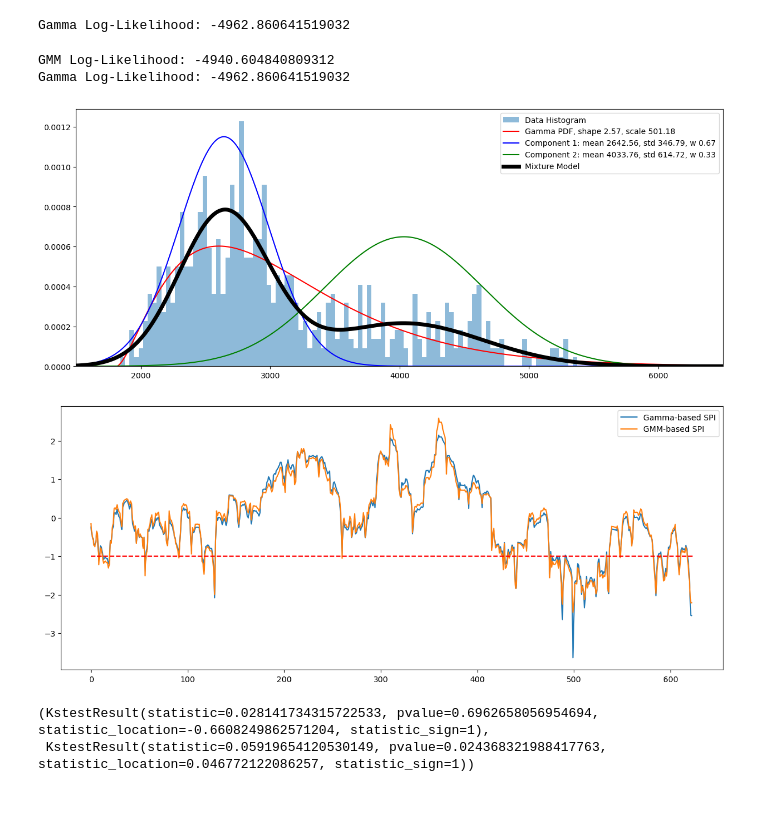
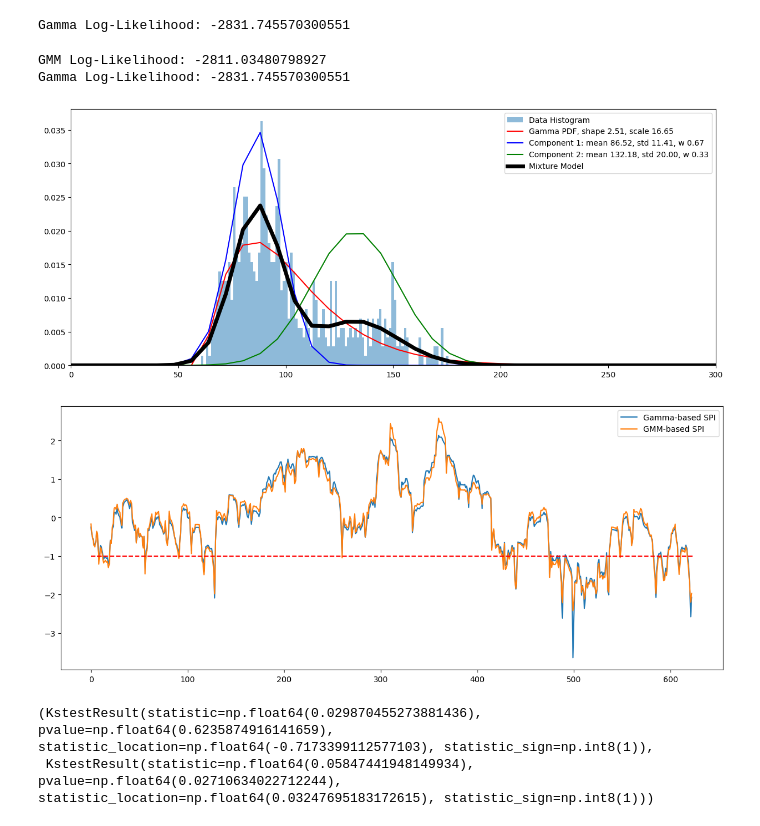
Before and after one commit to undertow515/123123, a Jupyter notebook: gmm_ex.ipynb, the cells around one changed output. Cells and saved outputs as stored; diff of their text form; code cells hidden in the pictures.

```diff
--- a/gmm_ex.ipynb
+++ b/gmm_ex.ipynb
@@ -10,17 +10,14 @@ df = df[["kst", "precip_mm"]]
 df["kst"] = pd.to_datetime(df["kst"])
 df.set_index("kst", inplace=True)
 df.fillna(0, inplace=True)
-df_monthly = df.resample("M").sum()
+df_monthly = df.resample("M").mean()
 
 window_d = 365 + 365
 df_daily_rolled = df.rolling(window=window_d).sum()
 df_monthly_rolled = df_monthly.rolling(window=window_d // 31).sum()
 
 
-fig, ax = plt.subplots(2, 1, figsize=(10, 6), sharex=True)
-
-df_daily_rolled["precip_mm"].plot(kind="hist", bins=100, ax=ax[0])
-df_monthly_rolled["precip_mm"].plot(kind="hist", bins=100, ax=ax[1])
+df_monthly_rolled["precip_mm"].plot(kind="hist", bins=100,)
 
 # are this histograms multi-modal or not?
 # what do you think?
@@ -47,8 +44,8 @@ import numpy as np
 
 
 params = np.full((2, 3), 0.0)
-params[0] = [2600, 500, 0.6]
-params[1] = [3500, 1200, 0.4]
+params[0] = [80, 20, 0.6]
+params[1] = [140, 50, 0.4]
 data = df_monthly_rolled["precip_mm"].dropna().values
 
 def gaussian(x, mean, std):
@@ -113,13 +110,13 @@ params, updated_params
 # now lets do the whole process iteratively
 # and trace the log-likelihood of our model
 log_likelihoods = []
-n_iterations = 1000
+n_iterations = 100
 params_trace = np.zeros((n_iterations, 2, 3))
 
 # we again, initialize the params
 params = np.full((2, 3), 0.0)
-params[0] = [1000, 500, 0.6]
-params[1] = [4000, 1200, 0.4]
+params[0] = [80, 20, 0.6]
+params[1] = [140, 50, 0.4]
 
 for i in range(n_iterations):
     responsibilities = e_step(data, params)
@@ -161,7 +158,7 @@ x = np.linspace(0, 8000, 1000)
 gamma_loglik = np.log(gamma.pdf(data, a, loc=loc, scale=scale)).sum()
 print("Gamma Log-Likelihood:", gamma_loglik)
 # %% [output]
-Gamma Log-Likelihood: -4962.860641519032
+Gamma Log-Likelihood: -2831.745570300551
 # %%
 # which log-likelihood is better?
 # GMM log-likelihood
@@ -170,24 +167,24 @@ print("GMM Log-Likelihood:", gmm_loglik)
 # Gamma log-likelihood
 print("Gamma Log-Likelihood:", gamma_loglik)
 # %% [output]
-GMM Log-Likelihood: -4940.604840809312
-Gamma Log-Likelihood: -4962.860641519032
+GMM Log-Likelihood: -2811.03480798927
+Gamma Log-Likelihood: -2831.745570300551
 # %%
 # okay... now see the pdf of both distributions
 plt.figure(figsize=(15, 6))
 plt.hist(data, bins=100, density=True, alpha=0.5, label="Data Histogram")
 
 plt.plot(x, gamma.pdf(x, a, loc=loc, scale=scale), label="Gamma PDF, shape {:.2f}, scale {:.2f}".format(a, scale), color="red")
 plt.plot(x, gaussian(x, params[0, 0], params[0, 1]), color="blue",label="Component 1: mean {:.2f}, std {:.2f}, w {:.2f}".format(params[0,0], params[0,1], params[0,2]), )
 plt.plot(x, gaussian(x, params[1, 0], params[1, 1]), color="green", label="Component 2: mean {:.2f}, std {:.2f}, w {:.2f}".format(params[1,0], params[1,1], params[1,2]), )
 w1 = params[0, 2]
 w2 = params[1, 2]
 plt.plot(x, w1 * gaussian(x, params[0, 0], params[0, 1]) + w2 * gaussian(x, params[1, 0], params[1, 1]), color="black", label="Mixture Model", lw=5)
-plt.xlim(1500, 6500)
+plt.xlim(0, 300)
 plt.legend()
 plt.show()
 # %% [output]
-[figure, old version]
+[figure, new version]
 # %%
 from scipy.special import erf
 from scipy import stats
@@ -228,8 +225,8 @@ kstest_test_gamma = kstest(spi2, 'norm')
 kstest_test_gmm, kstest_test_gamma
 # %% [output]
 [figure]
-(KstestResult(statistic=0.028141734315722533, pvalue=0.6962658056954694, statistic_location=-0.6608249862571204, statistic_sign=1),
- KstestResult(statistic=0.05919654120530149, pvalue=0.024368321988417763, statistic_location=0.046772122086257, statistic_sign=1))
+(KstestResult(statistic=np.float64(0.029870455273881436), pvalue=np.float64(0.6235874916141659), statistic_location=np.float64(-0.7173399112577103), statistic_sign=np.int8(1)),
+ KstestResult(statistic=np.float64(0.05847441948149934), pvalue=np.float64(0.02710634022712244), statistic_location=np.float64(0.03247695183172615), statistic_sign=np.int8(1)))
 # %%
 plt.hist(spi, bins=50, alpha=1, label="GMM-based SPI")
 plt.hist(spi2, bins=50, alpha=0.3, label="Gamma-based SPI")
```
Also changed, not shown: parts of 14 cells of this notebook.
